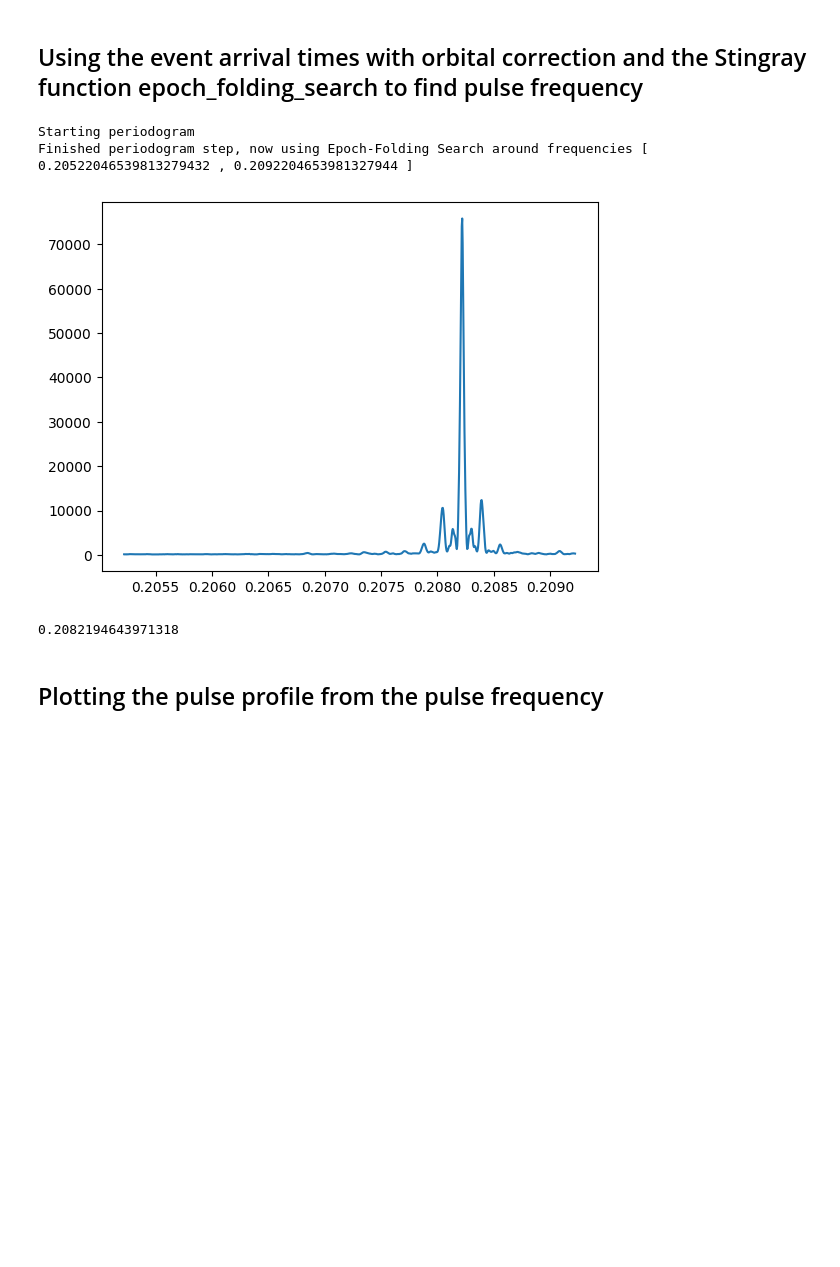
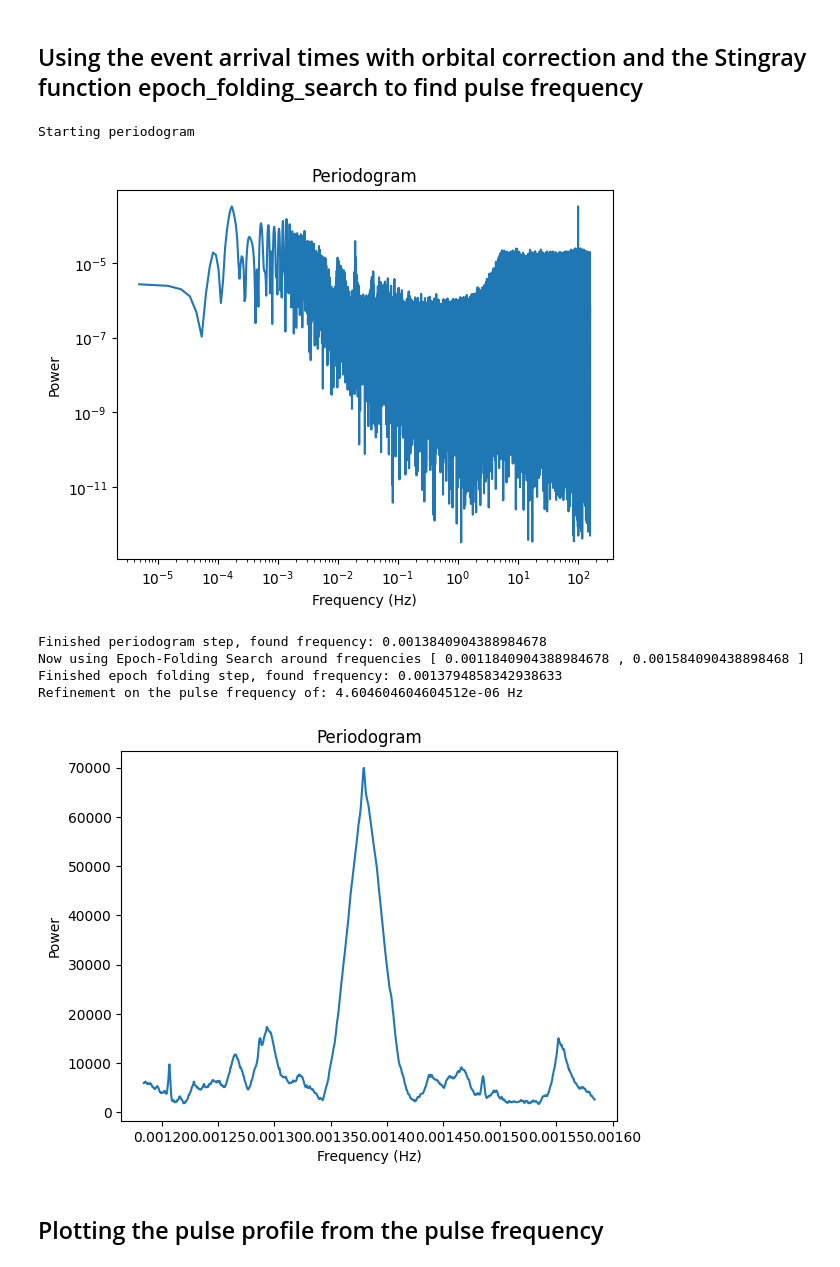
Before and after one commit to SamMerc/APLI, a Jupyter notebook: notebooks/DayM.ipynb, the cells around one changed output. Cells and saved outputs as stored; diff of their text form; code cells hidden in the pictures; blank space fills up the shorter version.

```diff
--- a/notebooks/DayM.ipynb
+++ b/notebooks/DayM.ipynb
@@ -112,8 +141,8 @@ B_E_max = 2800
 ## Retrieve the data for two data sets
 # %%
 #Retrieving data for source file
-Time_phase_file_A = pf.open(filename+'/sourceA.evt')
-Time_phase_file_B = pf.open(filename+'/sourceB.evt')
+Time_phase_file_A = pf.open(foldername+'/sourceA.evt')
+Time_phase_file_B = pf.open(foldername+'/sourceB.evt')
 
 #Getting event arrival time data
 Time_phase_data_A=Time_phase_file_A[1].data
@@ -130,6 +160,6 @@ new_gti = new_gti_A
 ## Orbitally correcting the arrival times
 # %%
 if use:
-    correct_orbital_time_A = IF.get_orbital_correction(Time_phase_file_A[1], filename+'/orbit_t2.txt')
-    correct_orbital_time_B = IF.get_orbital_correction(Time_phase_file_B[1], filename+'/orbit_t2.txt')
+    correct_orbital_time_A = IF.get_orbital_correction(Time_phase_file_A[1], foldername+'/orbit_t2.txt')
+    correct_orbital_time_B = IF.get_orbital_correction(Time_phase_file_B[1], foldername+'/orbit_t2.txt')
 # %% [output]
@@ -170,25 +203,29 @@ ref_time = total_correct_time[0]
 ## Using the event arrival times with orbital correction and the Stingray function epoch_folding_search to find pulse frequency
 # %%
 reload(IF)
-correct_list, guess_freq = IF.get_pulse_freq(N, total_correct_time, total_correct_energies, use_single,
-                                             correct_orbital_time_A, Time_phase_data_A['PI'],
-                                             dist, new_gti, seg_length, cutoff)
+
+#Using the orbital correction is recommended for this step
+correct_list, guess_freq, periodo_freq = IF.get_pulse_freq(N, total_correct_time, use_single,
+                                             correct_orbital_time_A, new_gti,
+                                             dist, seg_length, cutoff, PF_dt)
 
 #Plotting the power as a function energy
 plt.plot(correct_list[0], correct_list[1])
+plt.xlabel('Frequency (Hz)')
+plt.ylabel('Power')
+plt.title('Periodogram')
 plt.show()
-
-#Printing the frequency with the highest power
-#This value will later be used as the pulse frequency for our analysis
-print(guess_freq)
 
 #The pulse frequency obtained from epoch_folding search
 pulse_freq = [guess_freq]
 # %% [output]
 Starting periodogram
-Finished periodogram step, now using Epoch-Folding Search around frequencies [ 0.20522046539813279432 , 0.2092204653981327944 ]
-[figure, old version]
+[figure, new version]
-0.2082194643971318
+Finished periodogram step, found frequency: 0.0013840904388984678
+Now using Epoch-Folding Search around frequencies [ 0.0011840904388984678 , 0.001584090438898468 ]
+Finished epoch folding step, found frequency: 0.0013794858342938633
+Refinement on the pulse frequency of: 4.604604604604512e-06 Hz
+[figure, added]
 # %% [markdown]
 ## Plotting the pulse profile from the pulse frequency
 # %%
```
Also changed, not shown: parts of 35 cells of this notebook, 1 other file.
